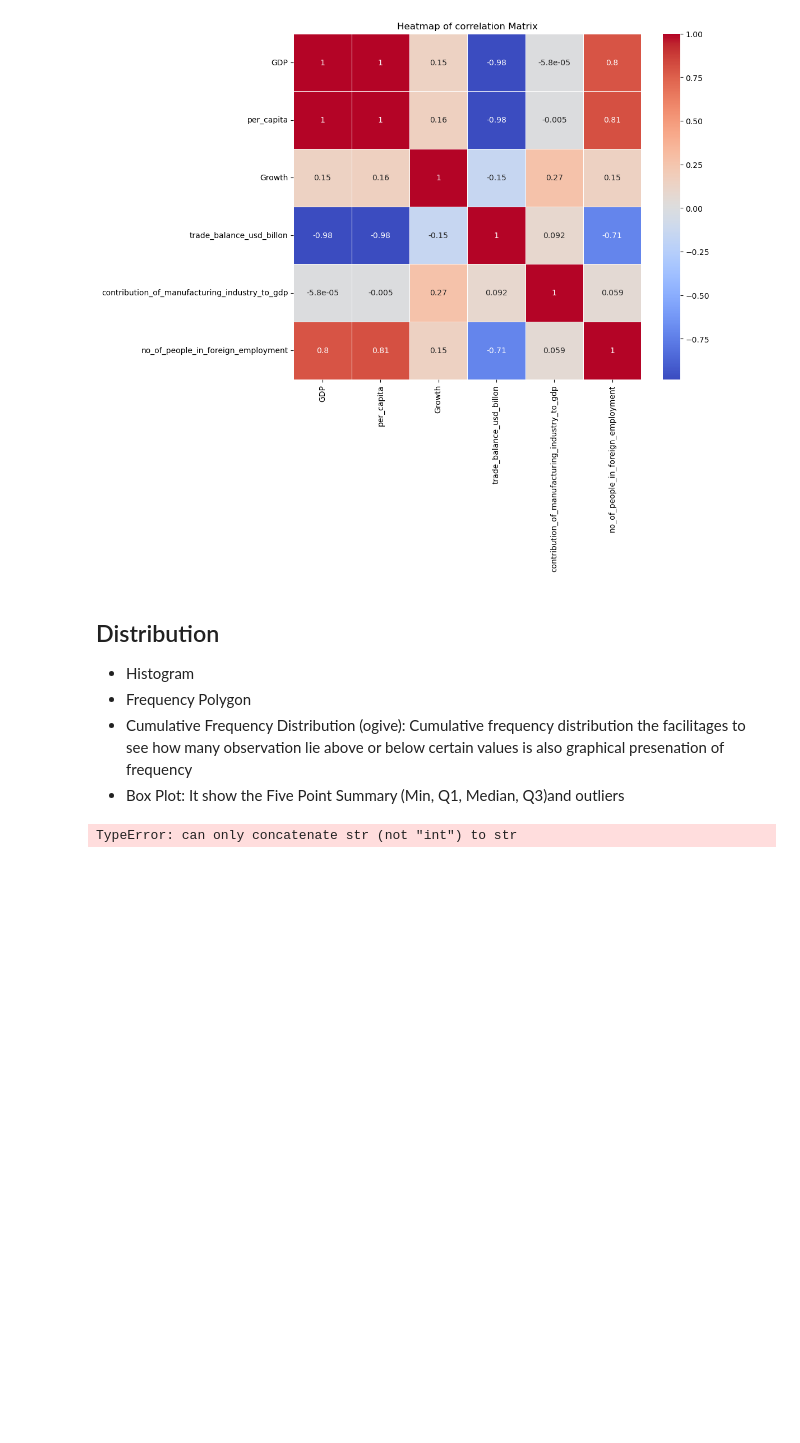
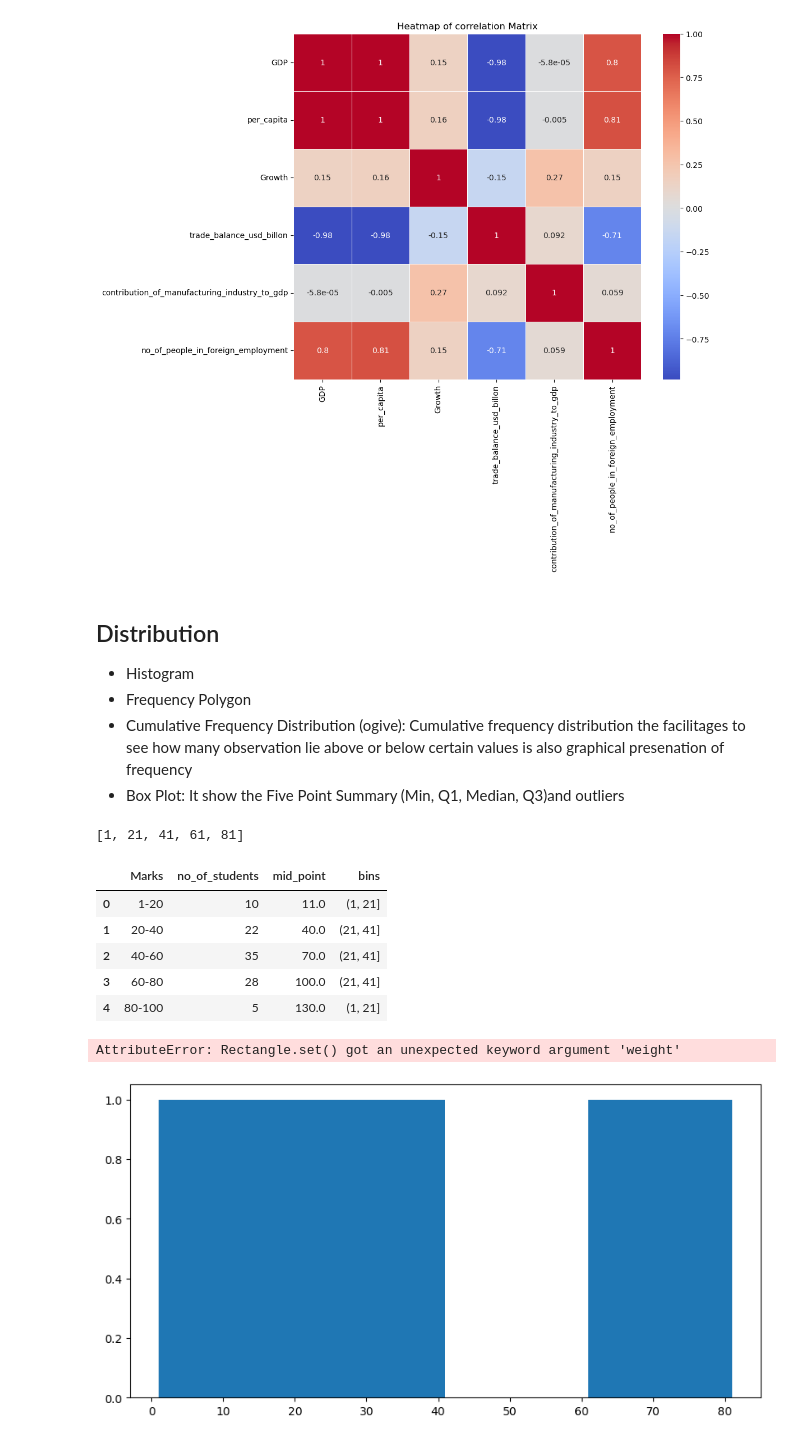
Before and after one commit to sandhyamainali/python, a Jupyter notebook: wk4Datavisualization.ipynb, the cells around one changed output. Saved outputs shown, nothing was run; the diff lists cells and outputs as text; code cells hidden in the pictures; blank space fills up the shorter version.

```diff
--- a/wk4Datavisualization.ipynb
+++ b/wk4Datavisualization.ipynb
@@ -230,31 +230,42 @@ plt.show()
 - Box Plot: It show the Five Point Summary (Min, Q1, Median, Q3)and outliers
 # %%
 from IPython.display import display
+import pandas as pd
+import matplotlib.pyplot as plt
+
 students_data=pd.DataFrame({
     'Marks':['1-20','20-40','40-60','60-80','80-100'],
     'no_of_students':[10,22,35,28,5]
 })
-students_data['mid_point']=students_data['Marks'].apply(lambda m: (int(m.split('-')[0] + int(m.split('-')[1]))/2))
+students_data['mid_point']=students_data['Marks'].apply(lambda m: (int(m.split('-')[0]) + (int(m.split('-')[1]))/2))
 lower_bounds=students_data['Marks'].apply(lambda m: int(m.split('-')[0])).min()
 upper_bounds=students_data['Marks'].apply(lambda m: int(m.split('-')[1])).max()
 
 bin_edge=list(range(lower_bounds,upper_bounds + 1,20))
 students_data['bins']=pd.cut(x=students_data['no_of_students'],bins=bin_edge)
 #binedge: histogram banauda kata bata suru garney
 display(bin_edge)
 display(students_data.head())
 
 plt.figure(figsize=(10,5))
 #use mid points as  the x-value for the histogram  and frequency y-values
 plt.hist(
     students_data['mid_point'],
     bins=bin_edge,
     weight=students_data['no_of_students'],
     edgecolor='black',
     alpha=0.7,
     label='Marks'
 
 )
 plt.xlabel('Marks Range'('Mid point'))
 # %% [output]
-TypeError: can only concatenate str (not "int") to str
+[1, 21, 41, 61, 81]
+|  | Marks | no_of_students | mid_point | bins |
+| 0 | 1-20 | 10 | 11.0 | (1, 21] |
+| 1 | 20-40 | 22 | 40.0 | (21, 41] |
+| 2 | 40-60 | 35 | 70.0 | (21, 41] |
+| 3 | 60-80 | 28 | 100.0 | (21, 41] |
+| 4 | 80-100 | 5 | 130.0 | (1, 21] |
+AttributeError: Rectangle.set() got an unexpected keyword argument 'weight'
+[figure, added]
```
Also changed, not shown: 6 other files.
